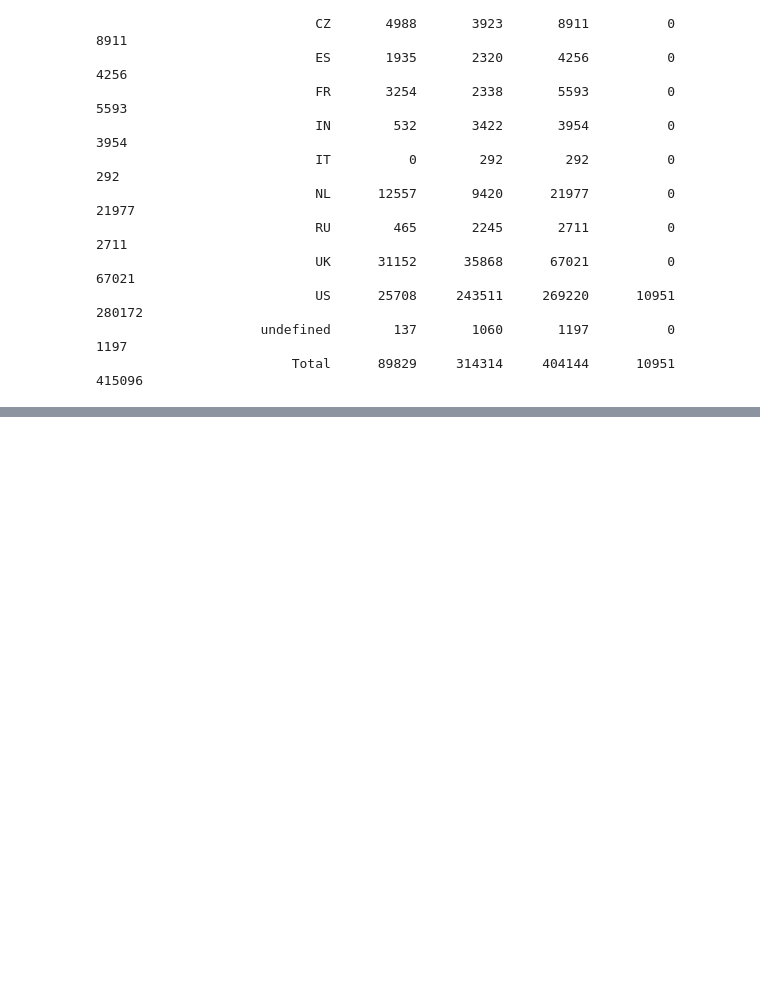
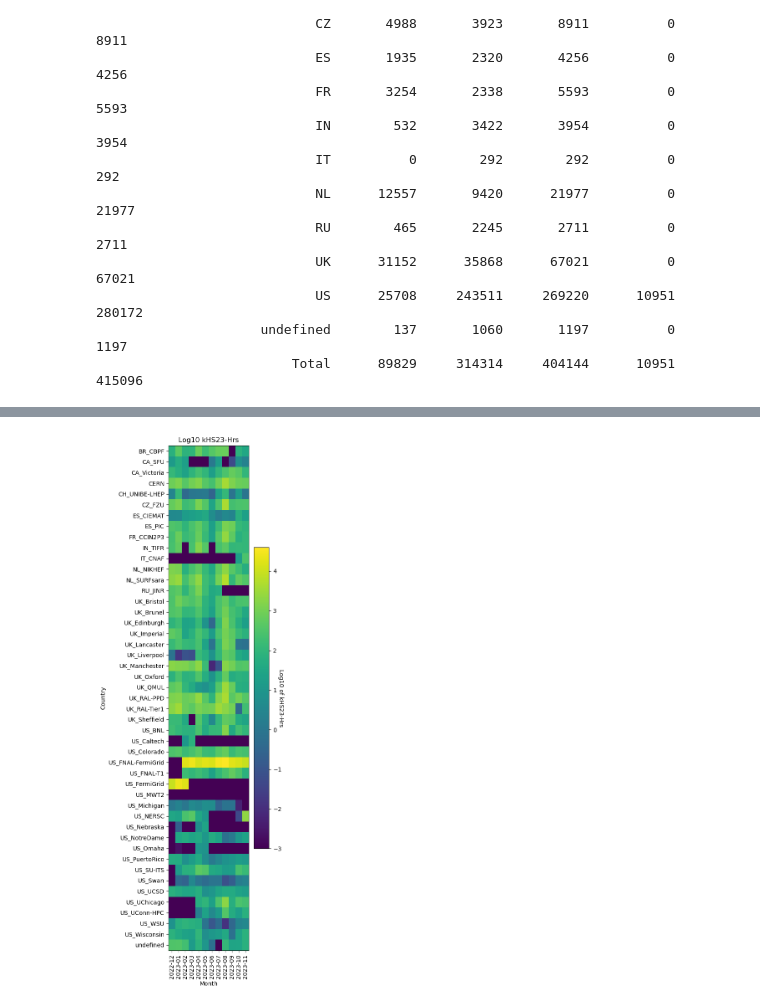
Before and after one commit to DUNE/CCB-data, a Jupyter notebook: usage/monthly.ipynb, the cells around one changed output, grey strips where cells are left out. Saved outputs shown, nothing was run; the diff lists cells and outputs as text; code cells hidden in the pictures; blank space fills up the shorter version.

```diff
--- a/usage/monthly.ipynb
+++ b/usage/monthly.ipynb
@@ -363,0 +431,5 @@ bydate(array=ByCountry,types=types,locations=countries,dates=dates,units=outunit
+# %%
+plttag = "%s_%s_%s_%s_%s"%(type,"BySite",outunits,lowdate,highdate)
+plotme(BySite["NoMARS"],outunits,tag=plttag)
+# %% [output]
+[figure, added]
```
Also changed, not shown: parts of 11 cells of this notebook, 3 other files.
